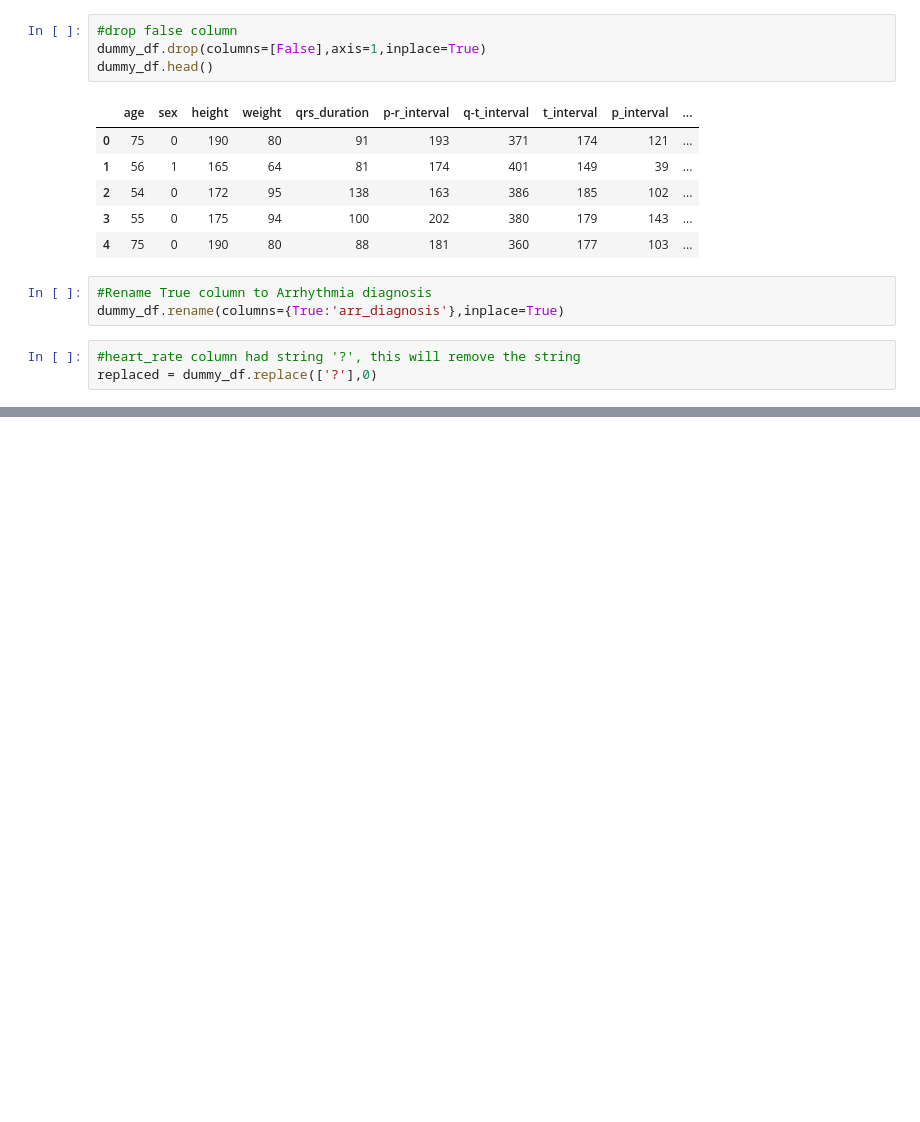
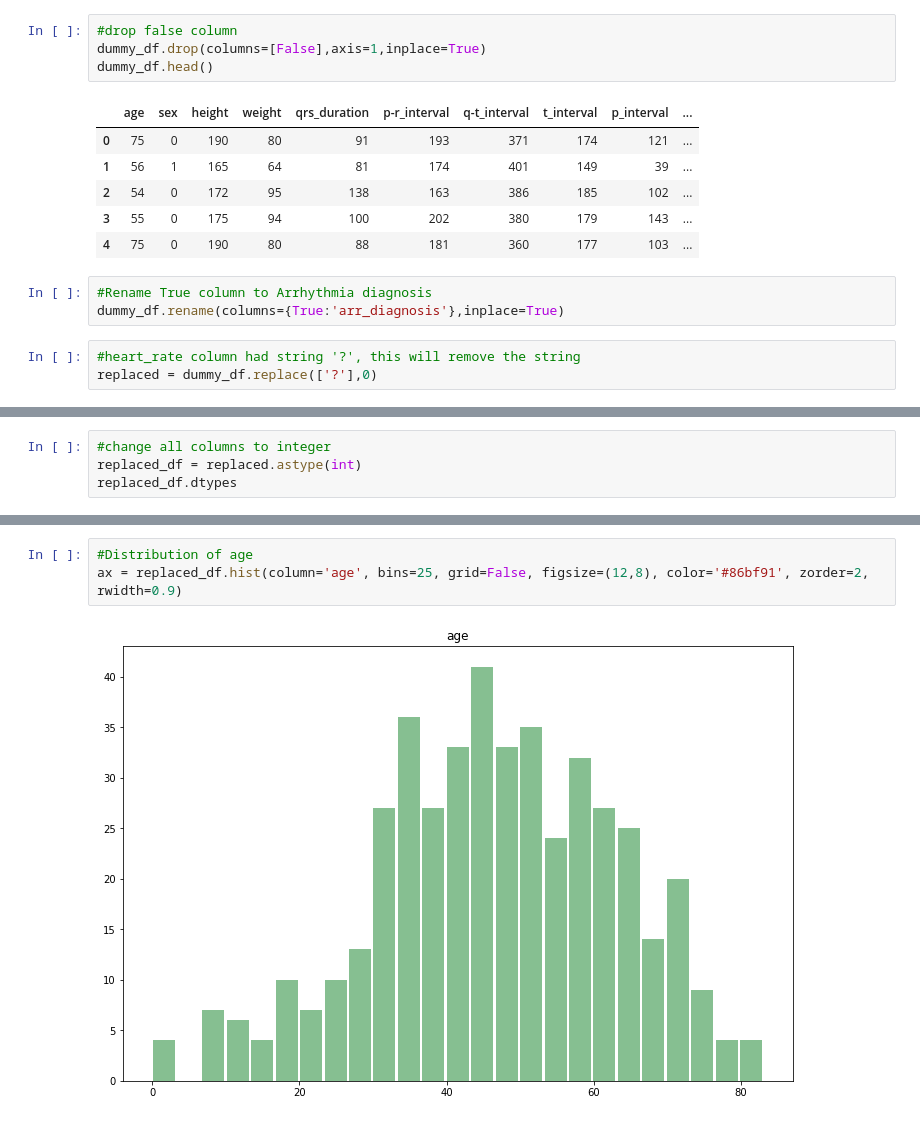
Before and after one commit to Almandiro/Rutgers_DS_Project_1, a Jupyter notebook: clean_heart_data_jg.ipynb, the cells around one changed output, grey strips where cells are left out. Drawn from its saved outputs; the diff is of its cells as text; blank space fills up the shorter version.

Commit message:
setting all columsn in df as integers, plotting hist

```diff
--- a/clean_heart_data_jg.ipynb
+++ b/clean_heart_data_jg.ipynb
@@ -99,0 +117,4 @@ replaced = dummy_df.replace(['?'],0)
+# %%
+#change all columns to integer
+replaced_df = replaced.astype(int)
+replaced_df.dtypes
@@ -99,0 +136,5 @@ replaced = dummy_df.replace(['?'],0)
+# %%
+#Distribution of age
+ax = replaced_df.hist(column='age', bins=25, grid=False, figsize=(12,8), color='#86bf91', zorder=2, rwidth=0.9)
+# %% [output]
+[figure, added]
```
Also changed, not shown: parts of 4 cells of this notebook.
